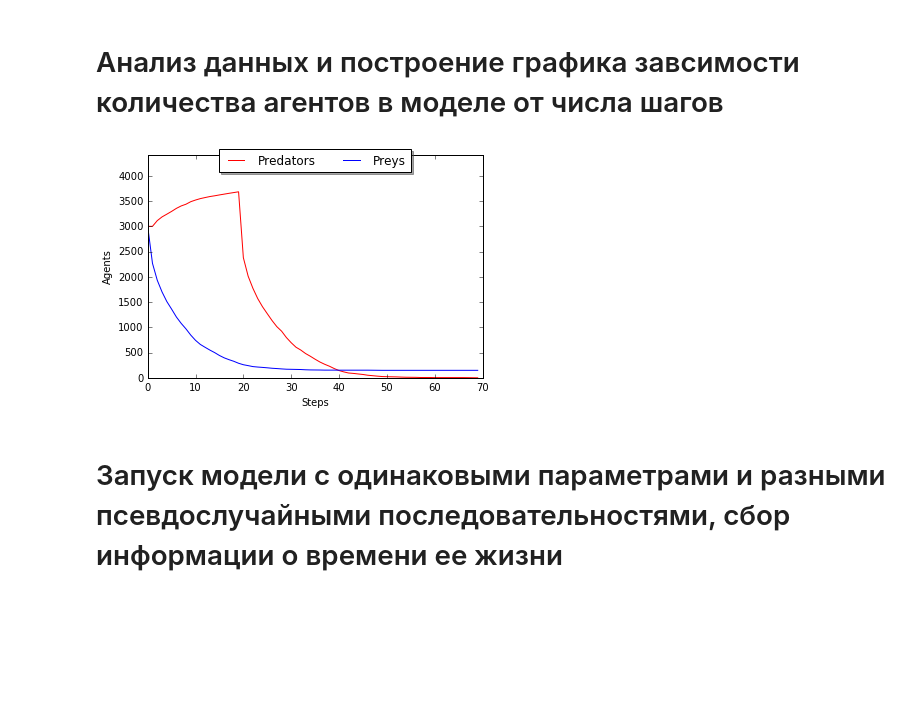
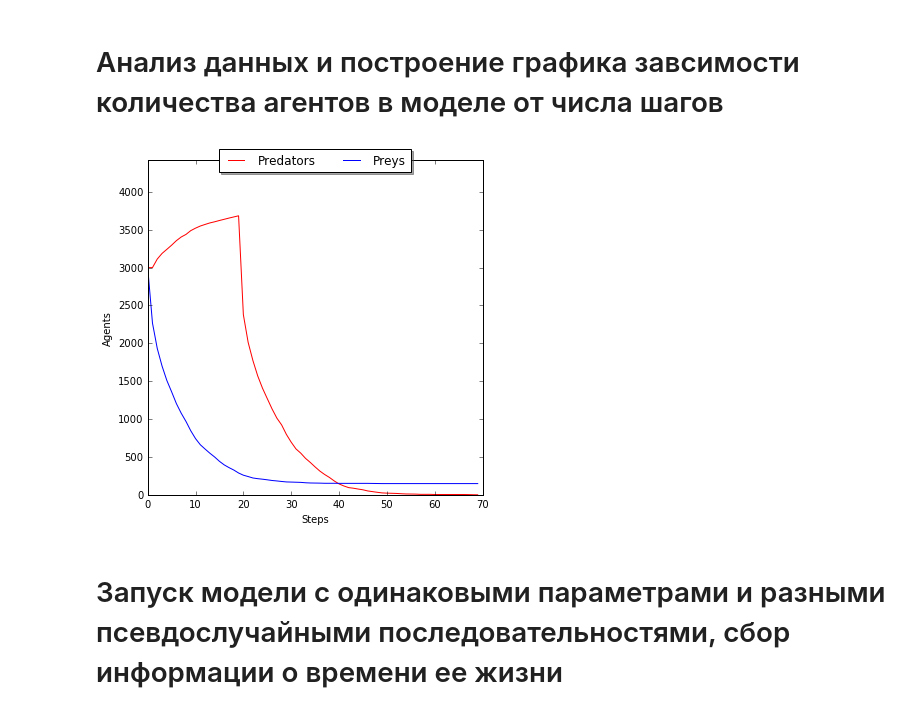
Before and after one commit to Zhuikov/predator-prey, a Jupyter notebook: notebooks/ModelLaunchExample.ipynb, the cells around one changed output. Cells and saved outputs as stored; diff of their text form; code cells hidden in the pictures; blank space fills up the shorter version.

```diff
--- a/notebooks/ModelLaunchExample.ipynb
+++ b/notebooks/ModelLaunchExample.ipynb
@@ -38,18 +38,19 @@ predators, preys, steps = start_model("L", 200, 200, 3000, 3000, 13)
 # %%
 import matplotlib.pyplot as plt
 import numpy as np
 %matplotlib inline
 
 t = np.arange(0, steps + 1)
+plt.figure(figsize=(6, 6))
 plt.plot(t, predators, "r", label="Predators")
 plt.plot(t, preys, "b", label="Preys")
 plt.ylim([0, max(predators + preys) * 1.2])
 plt.ylabel("Agents")
 plt.xlabel("Steps")
 plt.legend(loc='upper center', bbox_to_anchor=(0.5, 1.05), shadow=True, ncol=2)
 plt.show()
 # %% [output]
-[figure, old version]
+[figure, new version]
 # %% [markdown]
 # Запуск модели с одинаковыми параметрами и разными псевдослучайными последовательностями, сбор информации о времени ее жизни
 # %%
```
Also changed, not shown: parts of 10 cells of this notebook.
